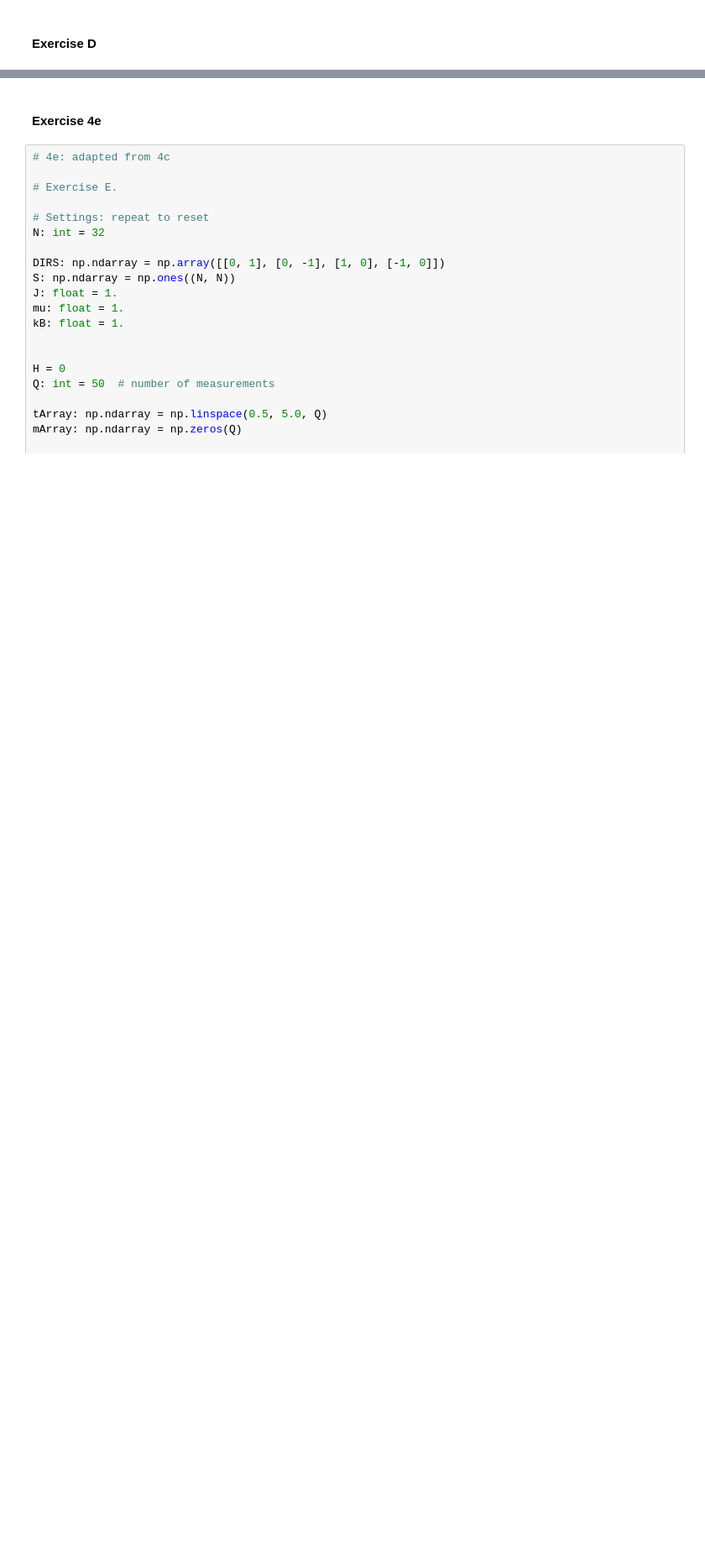
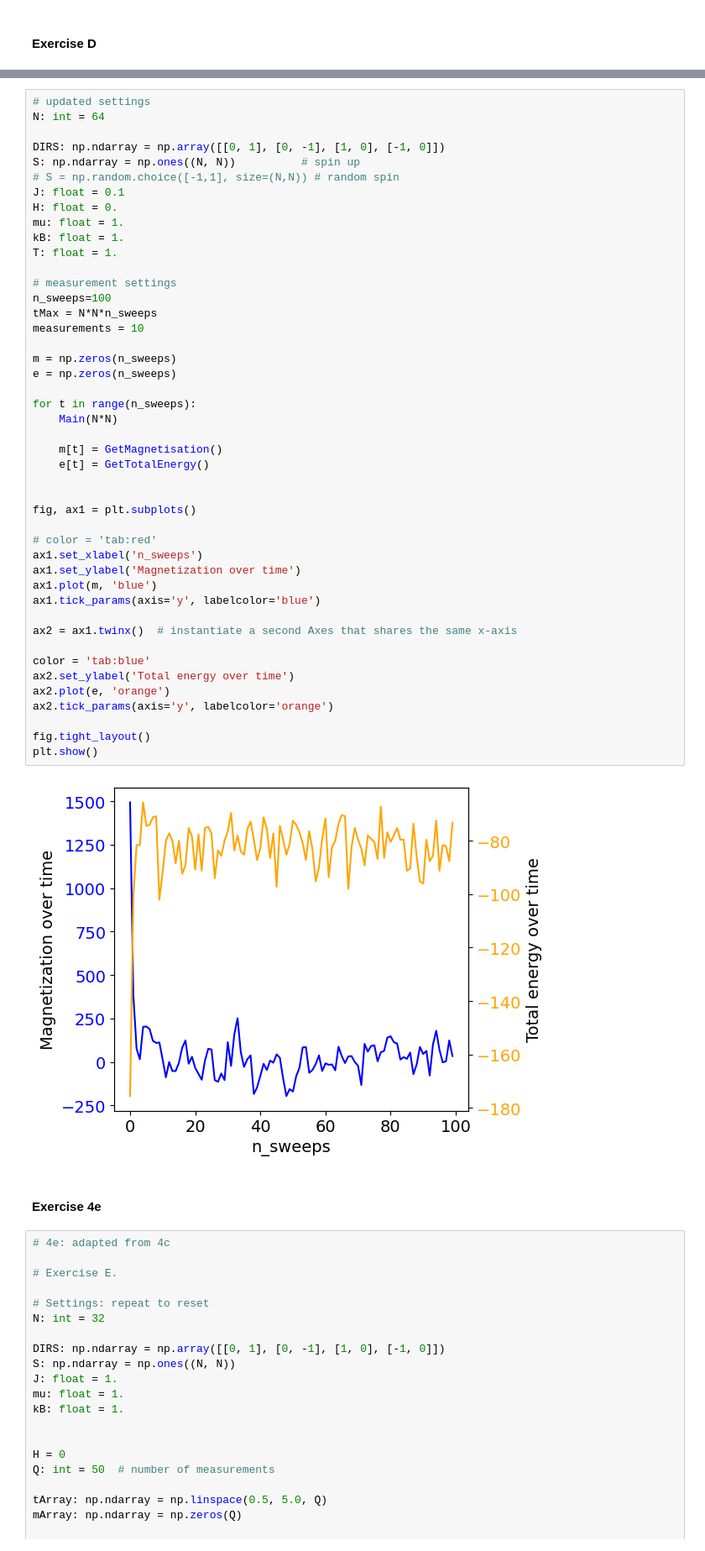
Before and after one commit to alexprogrammeert/3MA010-assignments-code, a Jupyter notebook: magnetism as notebook with 4def.ipynb, the cells around one changed output, grey strips where cells are left out. Shown at 84% size. Saved outputs shown, nothing was run; the diff lists cells and outputs as text; blank space fills up the shorter version.

```diff
--- a/magnetism as notebook with 4def.ipynb
+++ b/magnetism as notebook with 4def.ipynb
@@ -200,3 +206,50 @@ plt.ylim(bottom=0)
+# %%
+# updated settings
+N: int = 64
+
+DIRS: np.ndarray = np.array([[0, 1], [0, -1], [1, 0], [-1, 0]])
+S: np.ndarray = np.ones((N, N))          # spin up
+# S = np.random.choice([-1,1], size=(N,N)) # random spin
+J: float = 0.1
+H: float = 0.
+mu: float = 1.
+kB: float = 1.
+T: float = 1.
+
+# measurement settings
+n_sweeps=100
+tMax = N*N*n_sweeps
+measurements = 10
+
+m = np.zeros(n_sweeps)
+e = np.zeros(n_sweeps)
+
+for t in range(n_sweeps):
+    Main(N*N)
+
+    m[t] = GetMagnetisation()
+    e[t] = GetTotalEnergy()
+
+
+fig, ax1 = plt.subplots()
+
+# color = 'tab:red'
+ax1.set_xlabel('n_sweeps')
+ax1.set_ylabel('Magnetization over time')
+ax1.plot(m, 'blue')
+ax1.tick_params(axis='y', labelcolor='blue')
+
+ax2 = ax1.twinx()  # instantiate a second Axes that shares the same x-axis
+
+color = 'tab:blue'
+ax2.set_ylabel('Total energy over time')
+ax2.plot(e, 'orange')
+ax2.tick_params(axis='y', labelcolor='orange')
+
+fig.tight_layout()
+plt.show()
+# %% [output]
+[figure, added]
 # %% [markdown]
 #### Exercise 4e
 # %%
```
Also changed, not shown: parts of 3 cells of this notebook.
